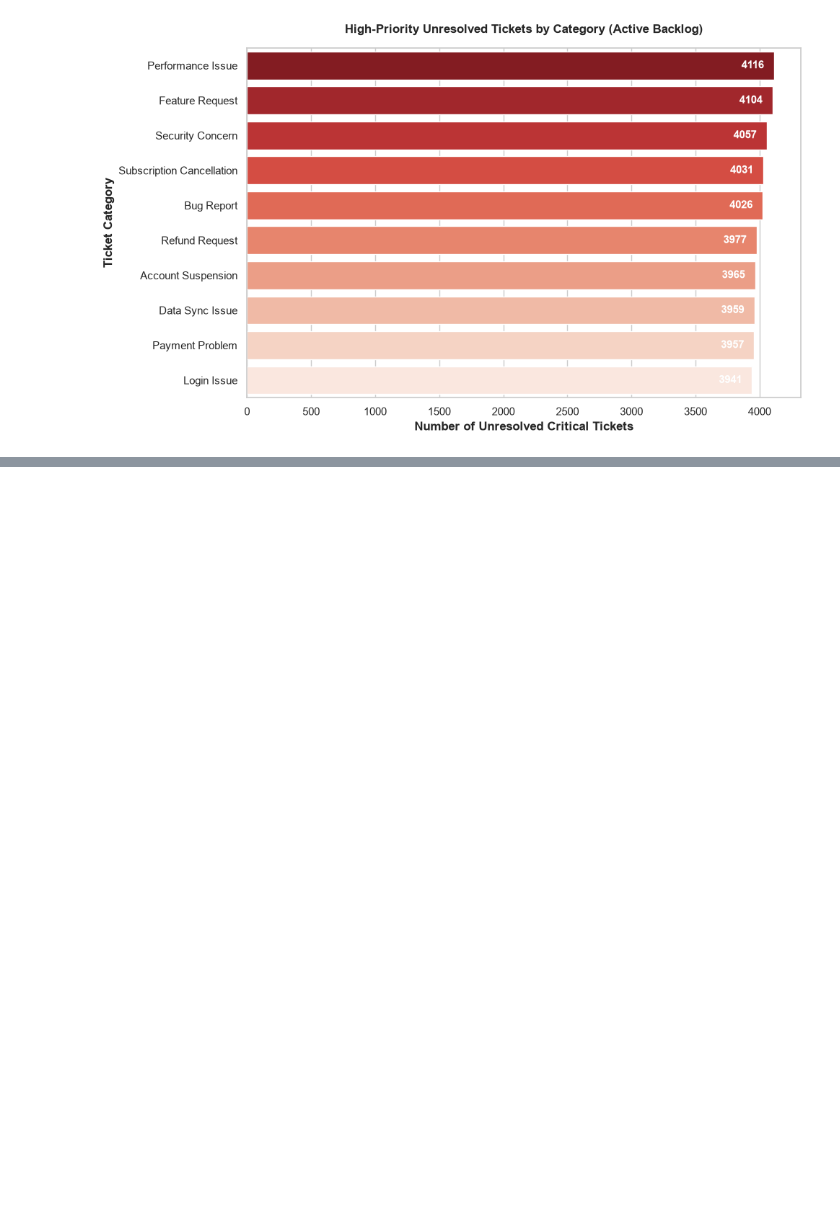
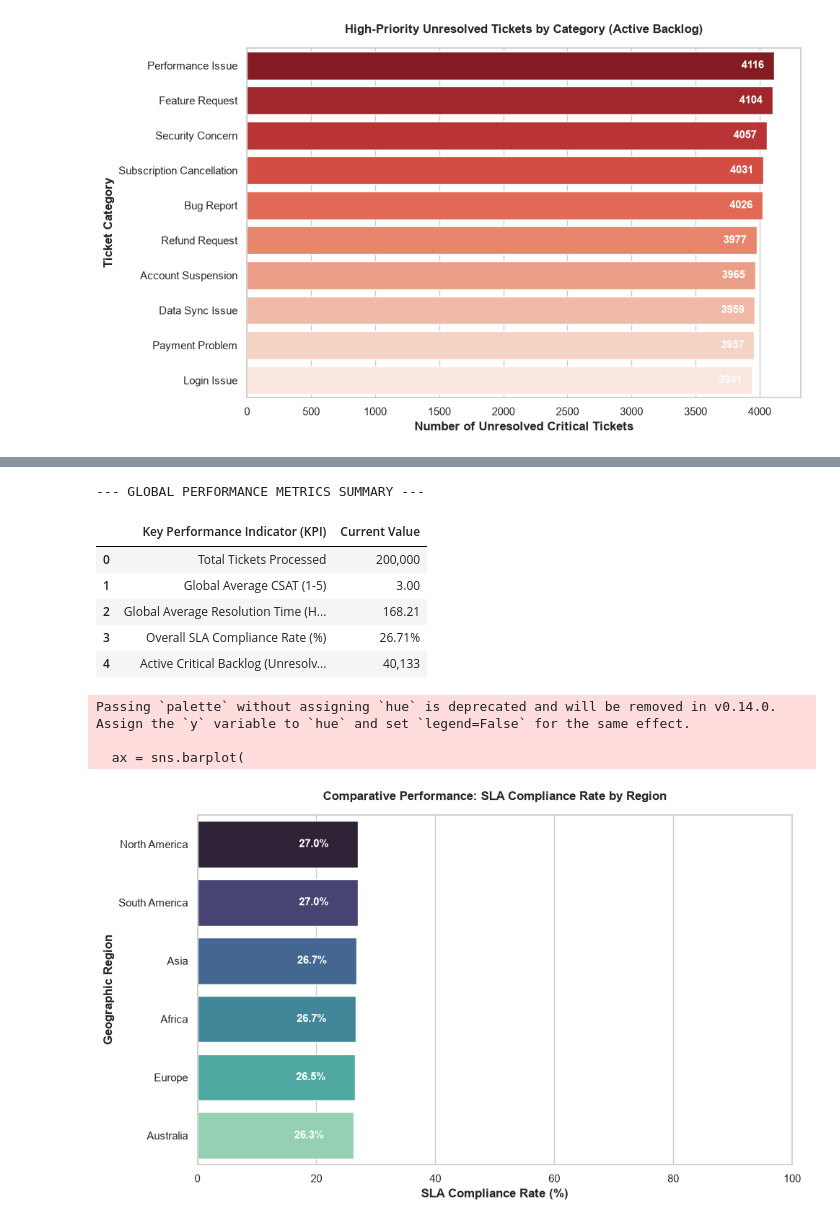
Before and after one commit to springboardmentor1210a/Supportlytics, a Jupyter notebook: analysis.ipynb, the cells around one changed output, grey strips where cells are left out. Saved outputs shown, nothing was run; the diff lists cells and outputs as text; code cells hidden in the pictures; blank space fills up the shorter version.

```diff
--- a/analysis.ipynb
+++ b/analysis.ipynb
@@ -881,0 +1062,72 @@ Passing `palette` without assigning `hue` is deprecated and will be removed in v
+# %%
+# 1. Generate Performance Metrics Summary Table
+print("--- GLOBAL PERFORMANCE METRICS SUMMARY ---")
+sla_limit = 72 # Assuming 72 hours as the SLA benchmark
+
+summary_metrics = pd.DataFrame({
+    'Key Performance Indicator (KPI)': [
+        'Total Tickets Processed',
+        'Global Average CSAT (1-5)',
+        'Global Average Resolution Time (Hours)',
+        'Overall SLA Compliance Rate (%)',
+        'Active Critical Backlog (Unresolved High/Urgent)'
+    ],
+    'Current Value': [
+        f"{len(df):,}",
+        f"{df['customer_satisfaction_score'].mean():.2f}",
+        f"{df['Resolution_Duration'].mean():.2f}",
+        f"{(df['Resolution_Duration'] <= sla_limit).mean() * 100:.2f}%",
+        f"{len(df[(df['status'].isin(['Open', 'Pending', 'In Progress'])) & (df['priority'].isin(['High', 'Urgent']))]):,}"
+    ]
+})
+display(summary_metrics)
+
+# 2. Generate Comparative Chart: SLA Compliance Rate by Region
+# Calculate SLA compliance percentage per region
+region_sla = df.groupby('region').apply(
+    lambda x: (x['Resolution_Duration'] <= sla_limit).mean() * 100
+).sort_values(ascending=False).reset_index()
+region_sla.columns = ['Region', 'SLA_Compliance_Pct']
+
+# Plot the comparative bar chart
+plt.figure(figsize=(10, 6))
+ax = sns.barplot(
+    x='SLA_Compliance_Pct',
+    y='Region',
+    data=region_sla,
+    palette='mako'
+)
+
+# Add percentage labels inside the bars
+for p in ax.patches:
+    width = p.get_width()
+    if pd.isna(width) or width == 0:
+        continue
+    ax.annotate(
+        f"{width:.1f}%",
+        (width - 5, p.get_y() + p.get_height() / 2.),
+        va='center',
+        ha='right',
+        color='white',
+        fontweight='bold'
+    )
+
+# Format the visual elements
+plt.title('Comparative Performance: SLA Compliance Rate by Region', fontweight='bold', pad=15)
+plt.xlabel('SLA Compliance Rate (%)', fontweight='bold')
+plt.ylabel('Geographic Region', fontweight='bold')
+plt.xlim(0, 100) # Lock X-axis to 100% for clear perspective
+
+plt.show()
+# %% [output]
+--- GLOBAL PERFORMANCE METRICS SUMMARY ---
+|  | Key Performance Indicator (KPI) | Current Value |
+| 0 | Total Tickets Processed | 200,000 |
+| 1 | Global Average CSAT (1-5) | 3.00 |
+| 2 | Global Average Resolution Time (H... | 168.21 |
+| 3 | Overall SLA Compliance Rate (%) | 26.71% |
+| 4 | Active Critical Backlog (Unresolv... | 40,133 |
+Passing `palette` without assigning `hue` is deprecated and will be removed in v0.14.0. Assign the `y` variable to `hue` and set `legend=False` for the same effect.
+
+  ax = sns.barplot(
+[figure, added]
```
Also changed, not shown: parts of 10 cells of this notebook, 3 other files.
